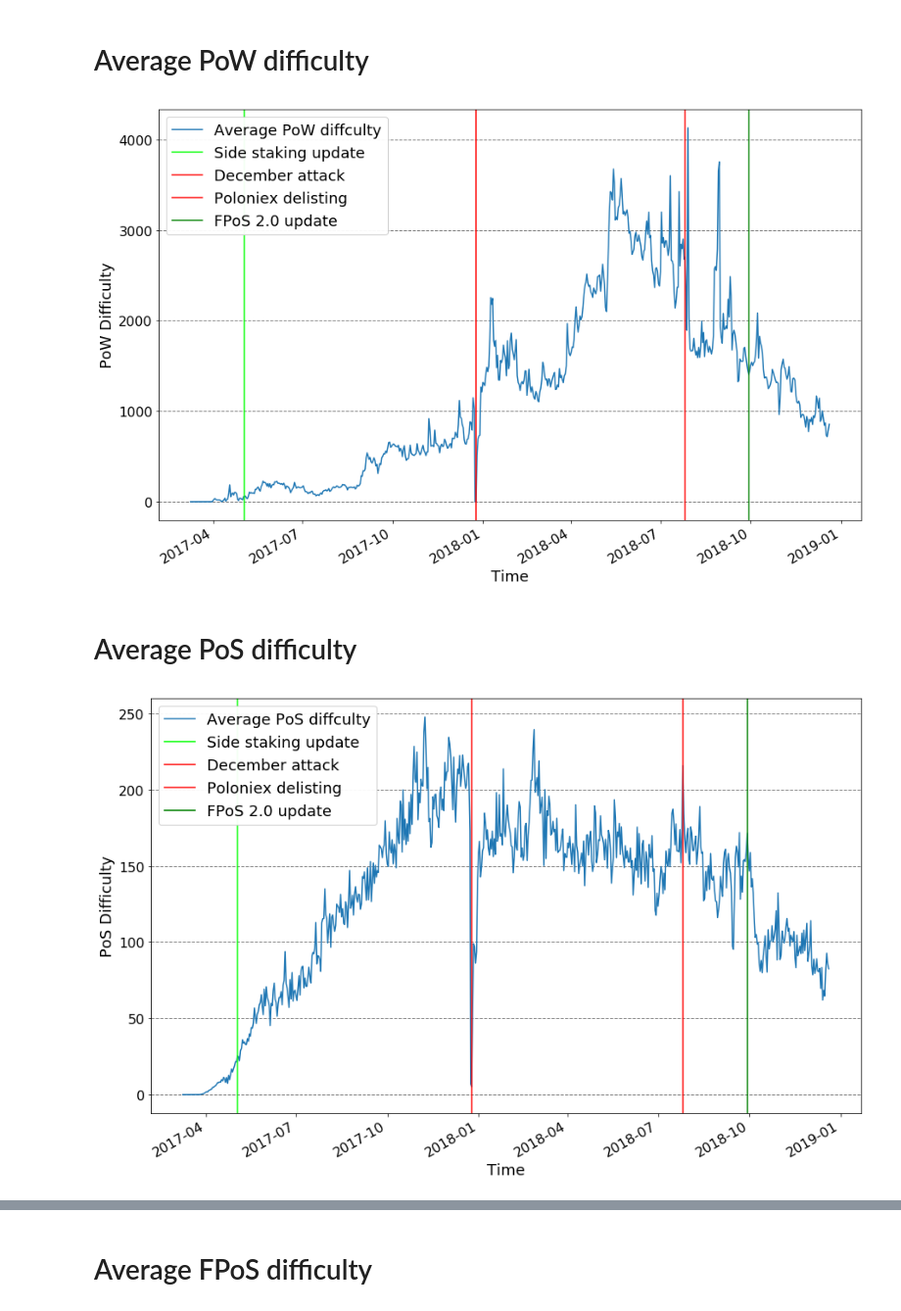
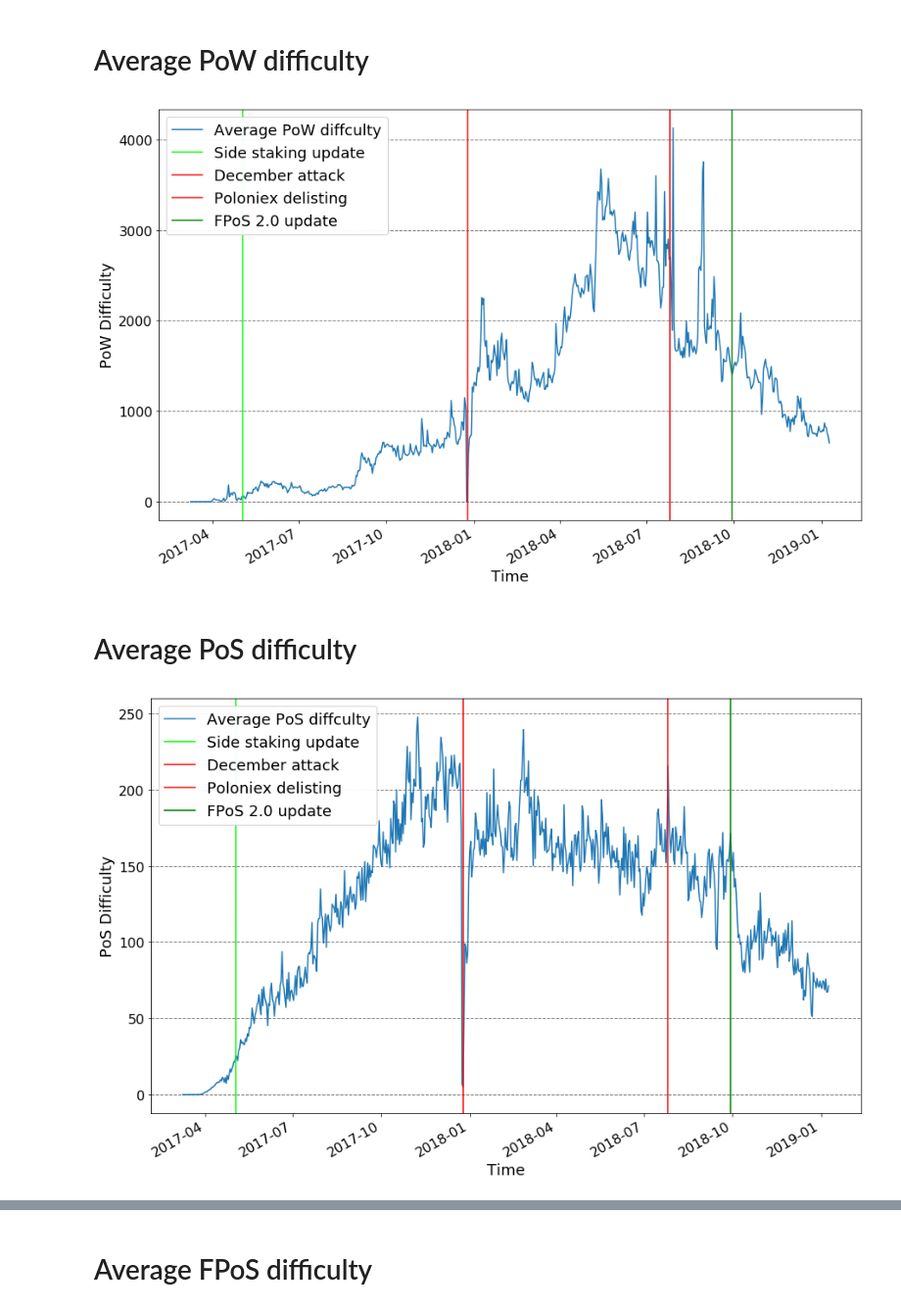
Before and after one commit to Astrych/pink-stats, a Jupyter notebook: Pinkcoin_difficulty_statistics.ipynb, the cells around one changed output, grey strips where cells are left out. Shown at 98% size. Saved outputs shown, nothing was run; the diff lists cells and outputs as text; code cells hidden in the pictures.

```diff
--- a/Pinkcoin_difficulty_statistics.ipynb
+++ b/Pinkcoin_difficulty_statistics.ipynb
@@ -6,4 +7,5 @@ from datetime import datetime
 
 %matplotlib inline
 # %%
-data = pd.read_csv("csvs/day.csv", parse_dates=["time"])
+data = pd.read_csv("csvs/days.csv", parse_dates=["time"])
+data.set_index("time", inplace=True)
@@ -11,7 +16,7 @@ data = pd.read_csv("csvs/day.csv", parse_dates=["time"])
 # Average PoW difficulty
 # %%
 data.plot(
-    x="time", y="avg_pow_difficulty",
+    y="avg_pow_difficulty",
     figsize=(15, 10),
     label="Average PoW diffculty"
 )
@@ -32,30 +37,30 @@ plt.axvline(x=datetime(2018, 9, 29), ymin=0, ymax=2, color="green", label="FPoS
 
 plt.legend(loc="upper left", framealpha=0.95, prop={"size": 18});
 # %% [output]
-[figure, old version]
+[figure, new version]
 # %% [markdown]
 # Average PoS difficulty
 # %%
 data.plot(
-    x="time", y="avg_pos_difficulty",
+    y="avg_pos_difficulty",
     figsize=(15, 10),
     label="Average PoS diffculty"
 )
 
 ax = plt.gca()
 ax.tick_params(axis="both", which="major", labelsize=24)
 ax.tick_params(axis="both", which="major", labelsize=16)
 
 ax.yaxis.grid(which="major", color="grey", linestyle="--", linewidth=1)
 
 plt.xlabel("Time", fontsize=18)
 plt.ylabel('PoS Difficulty', fontsize=18)
 
 plt.axvline(x=datetime(2017, 5, 3), ymin=0, ymax=2, color="lime", label="Side staking update")
 plt.axvline(x=datetime(2017, 12, 25), ymin=0, ymax=2, color="red", label="December attack")
 plt.axvline(x=datetime(2018, 7,26), ymin=0, ymax=2, color="red", label="Poloniex delisting")
 plt.axvline(x=datetime(2018, 9, 29), ymin=0, ymax=2, color="green", label="FPoS 2.0 update")
 
 plt.legend(loc="upper left", framealpha=0.95, prop={"size": 18});
 # %% [output]
-[figure, old version]
+[figure, new version]
```
Also changed, not shown: parts of 7 cells of this notebook, 47 other files.
